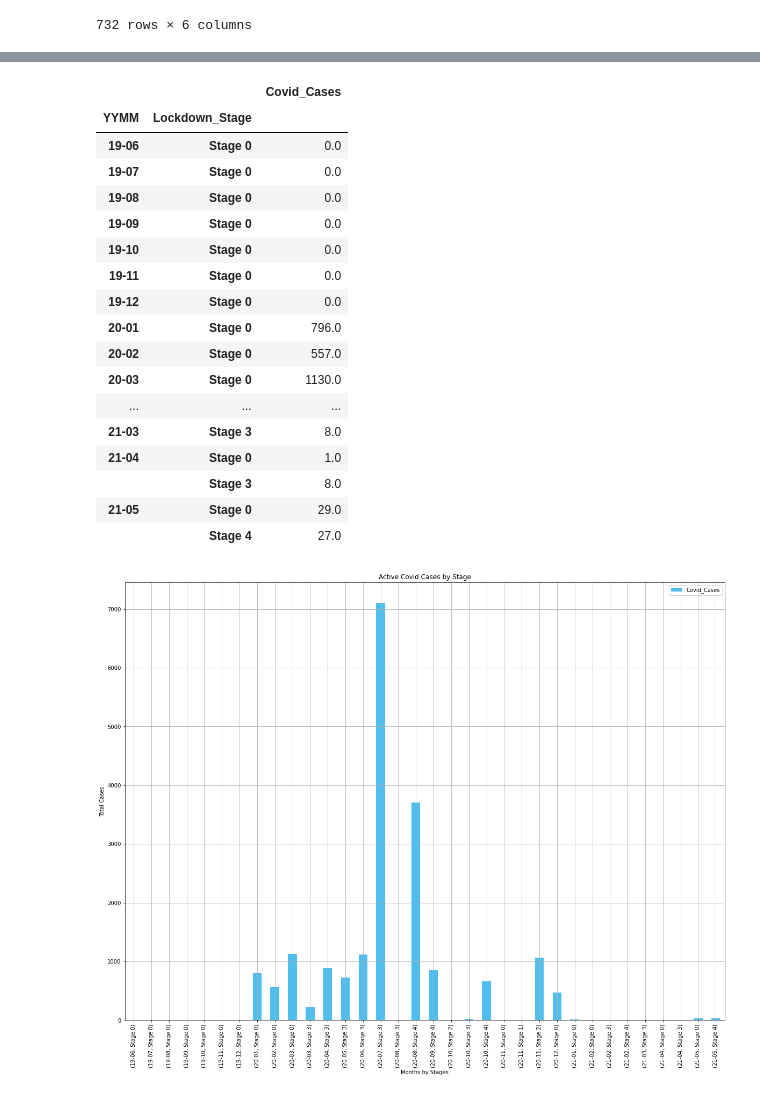
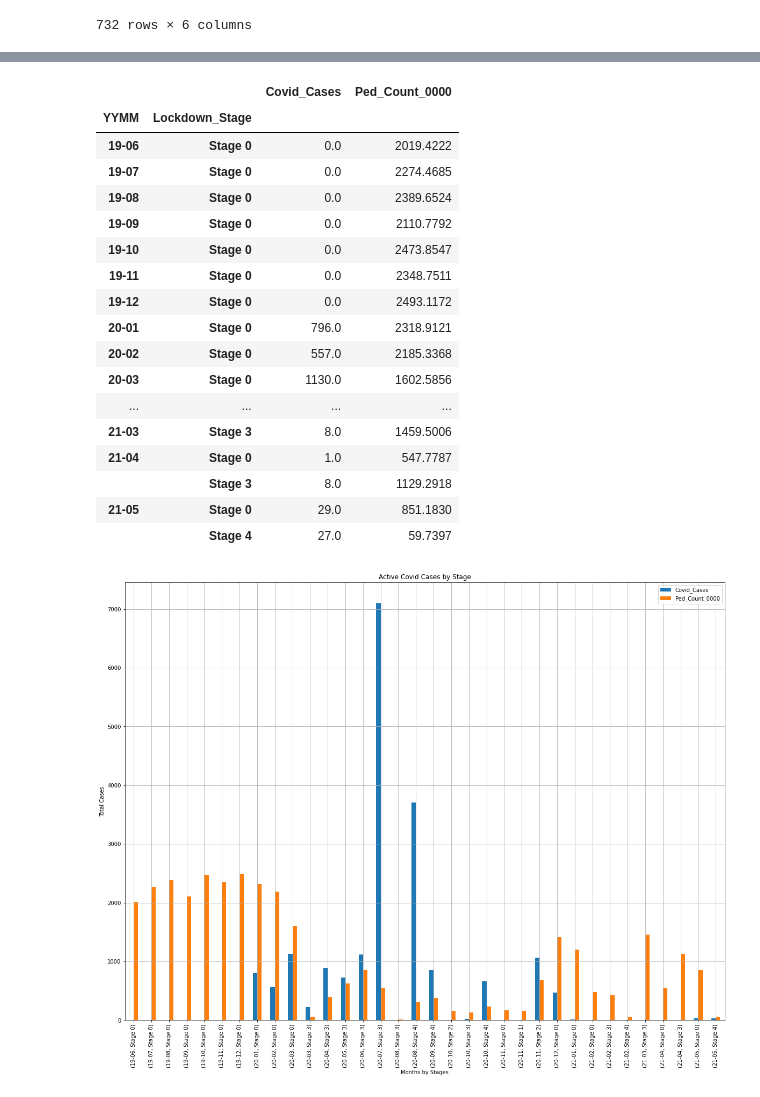
Before and after one commit to dillon-wright/project-1, a Jupyter notebook: Cases_by_Stages.ipynb, the cells around one changed output, grey strips where cells are left out. Saved outputs shown, nothing was run; the diff lists cells and outputs as text; code cells hidden in the pictures.

Commit message:
Changes on codes to add pedestrian count and plot more graphs

```diff
--- a/Cases_by_Stages.ipynb
+++ b/Cases_by_Stages.ipynb
@@ -50,3 +50,5 @@ See the caveats in the documentation: https://pandas.pydata.org/pandas-docs/stab
 | 4413 | 31-12-2019 | 950487 | Stage 0 | 20052.0 | 0.0 | 19-12 |
 | 4414 | 31-12-2020 | 472586 | Stage 0 | NaN | 4.0 | 20-12 |
 732 rows × 6 columns
+# %%
+summary_data_result['Ped_Count_0000'] = summary_data_result['Pedestrians_Count']/10000
@@ -53,38 +61,39 @@ See the caveats in the documentation: https://pandas.pydata.org/pandas-docs/stab
 # %%
-summary_data_stage = summary_data_result.groupby(['YYMM','Lockdown_Stage']).agg({'Covid_Cases' :'sum'})
+
+summary_data_stage = summary_data_result.groupby(['YYMM','Lockdown_Stage']).agg({'Covid_Cases' :'sum','Ped_Count_0000':'sum'})
 summary_data_stage
 # %% [output]
-|  |  | Covid_Cases |
-| YYMM | Lockdown_Stage |  |
-| 19-06 | Stage 0 | 0.0 |
-| 19-07 | Stage 0 | 0.0 |
-| 19-08 | Stage 0 | 0.0 |
-| 19-09 | Stage 0 | 0.0 |
-| 19-10 | Stage 0 | 0.0 |
-| 19-11 | Stage 0 | 0.0 |
-| 19-12 | Stage 0 | 0.0 |
-| 20-01 | Stage 0 | 796.0 |
-| 20-02 | Stage 0 | 557.0 |
-| 20-03 | Stage 0 | 1130.0 |
-| ... | ... | ... |
-| 21-03 | Stage 3 | 8.0 |
-| 21-04 | Stage 0 | 1.0 |
-|  | Stage 3 | 8.0 |
-| 21-05 | Stage 0 | 29.0 |
-|  | Stage 4 | 27.0 |
+|  |  | Covid_Cases | Ped_Count_0000 |
+| YYMM | Lockdown_Stage |  |  |
+| 19-06 | Stage 0 | 0.0 | 2019.4222 |
+| 19-07 | Stage 0 | 0.0 | 2274.4685 |
+| 19-08 | Stage 0 | 0.0 | 2389.6524 |
+| 19-09 | Stage 0 | 0.0 | 2110.7792 |
+| 19-10 | Stage 0 | 0.0 | 2473.8547 |
+| 19-11 | Stage 0 | 0.0 | 2348.7511 |
+| 19-12 | Stage 0 | 0.0 | 2493.1172 |
+| 20-01 | Stage 0 | 796.0 | 2318.9121 |
+| 20-02 | Stage 0 | 557.0 | 2185.3368 |
+| 20-03 | Stage 0 | 1130.0 | 1602.5856 |
+| ... | ... | ... | ... |
+| 21-03 | Stage 3 | 8.0 | 1459.5006 |
+| 21-04 | Stage 0 | 1.0 | 547.7787 |
+|  | Stage 3 | 8.0 | 1129.2918 |
+| 21-05 | Stage 0 | 29.0 | 851.1830 |
+|  | Stage 4 | 27.0 | 59.7397 |
 # %%
 summary_data_stage.to_csv('Data/Summary_data_stages.csv')
 # %%
 plotchart = summary_data_stage
-plotchart.plot(kind = "bar",color='#4DBEEE', figsize=(20, 15))
+plotchart.plot(y=['Covid_Cases','Ped_Count_0000'], kind = "bar", figsize=(20, 15))
 
 plt.title("Active Covid Cases by Stage")
 plt.xlabel("Months by Stages")
 plt.ylabel("Total Cases")
 plt.grid()
 plt.show
 
 
-plt.savefig('Images/active_covid_stages.png')
+plt.savefig('Images/active_covid_stages_bar.png')
 # %% [output]
-[figure, old version]
+[figure, new version]
```
Also changed, not shown: parts of 2 cells of this notebook.
